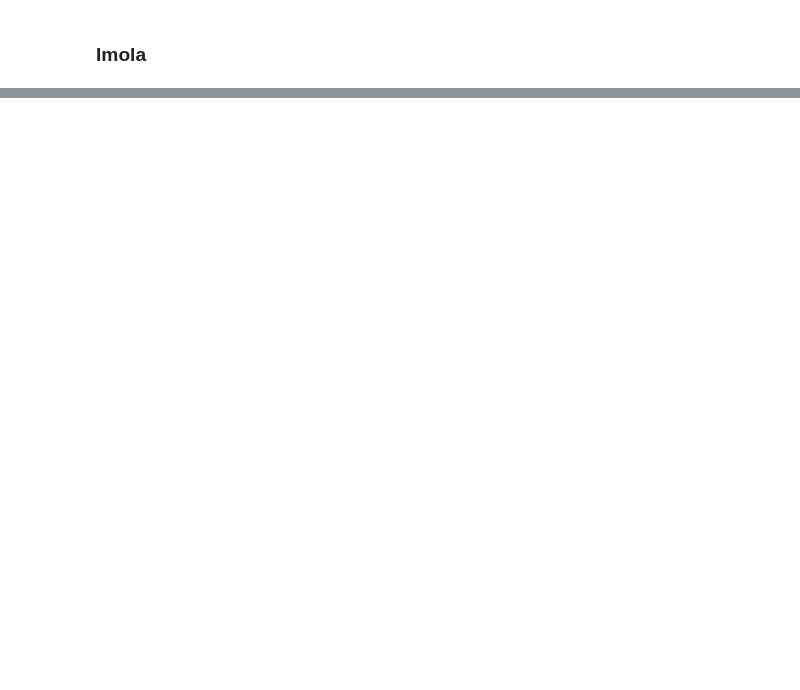
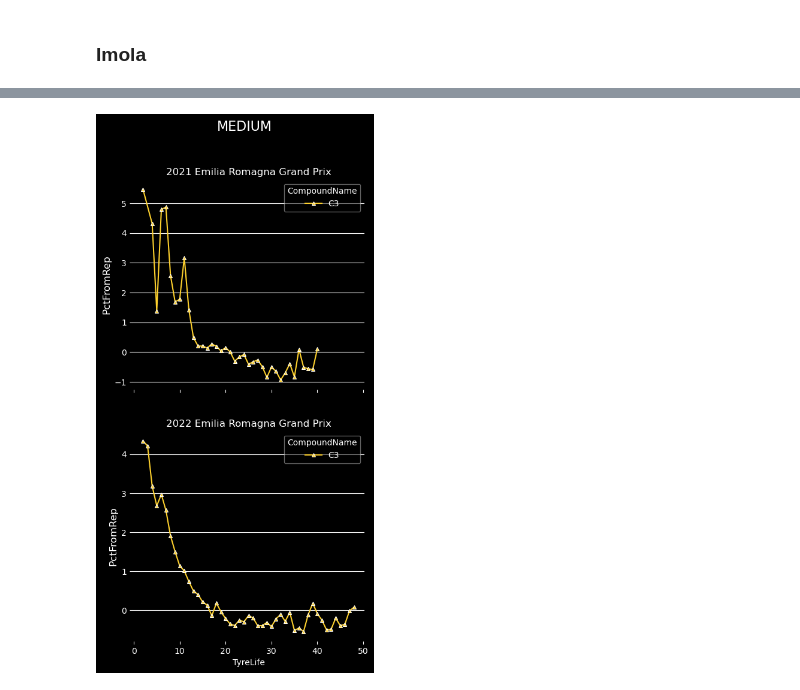
Before and after one commit to Casper-Guo/F1-Data-Visualization, a Jupyter notebook: visualization.ipynb, the cells around one changed output, grey strips where cells are left out. Saved outputs shown, nothing was run; the diff lists cells and outputs as text; code cells hidden in the pictures; blank space fills up the shorter version.

```diff
--- a/visualization.ipynb
+++ b/visualization.ipynb
@@ -787,0 +835,4 @@ Saudi Analysis
+# %%
+imola_line = plot_compounds_lineplot([2021, 2022], ["Emilia Romagna", "Emilia Romagna"], "PctFromRep", ["MEDIUM"])
+# %% [output]
+[figure, added]
```
Also changed, not shown: parts of 19 cells of this notebook.
